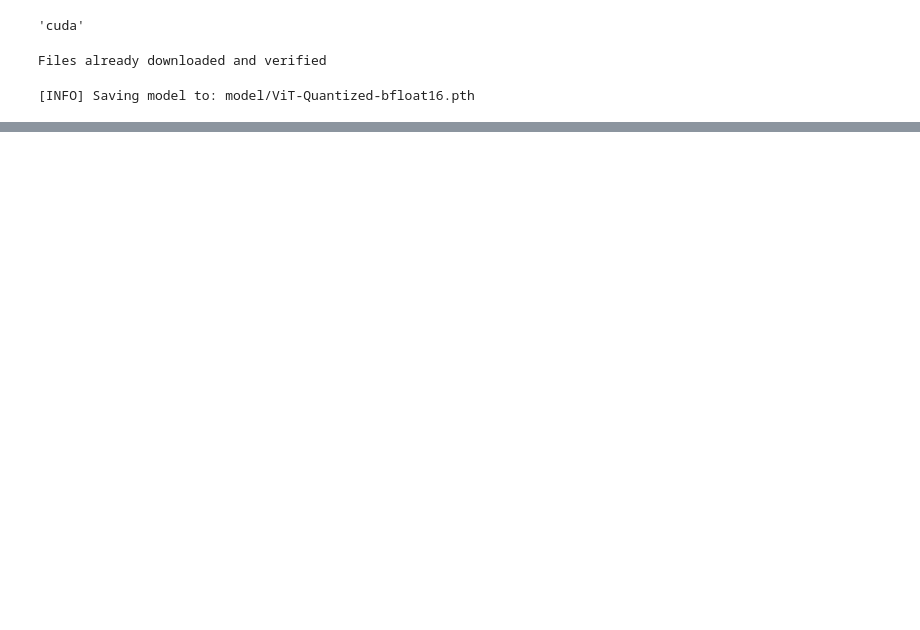
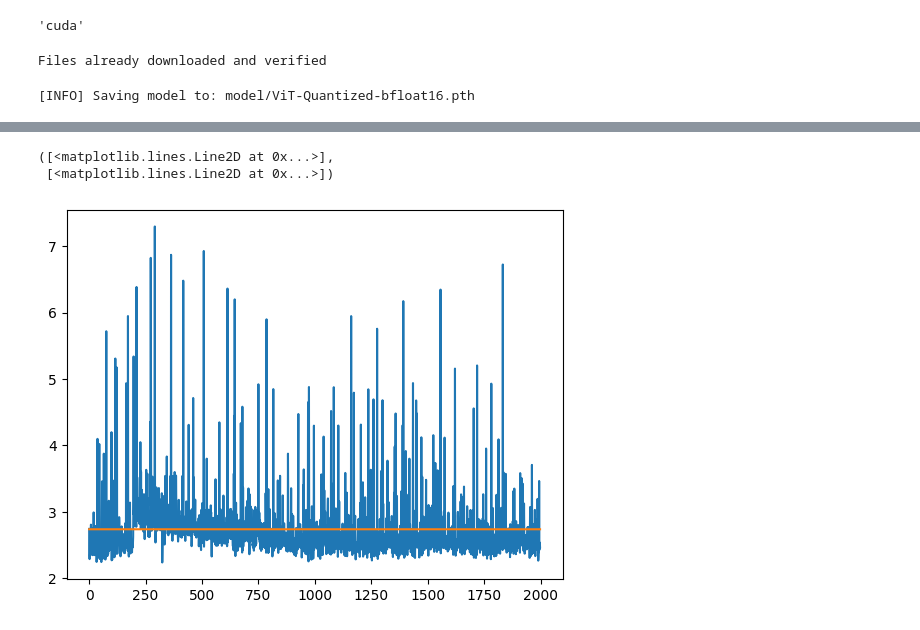
Before and after one commit to Aleixrei73/TFG-Efficient-Vision-Transformer-Inference-on-Edge-Devices, a Jupyter notebook: pytorch_quantization.ipynb, the cells around one changed output, grey strips where cells are left out. Cells and saved outputs as stored; diff of their text form; code cells hidden in the pictures; blank space fills up the shorter version.

```diff
--- a/pytorch_quantization.ipynb
+++ b/pytorch_quantization.ipynb
@@ -69,0 +73,7 @@ Peak Memory allocated: 695.36
+# %%
+mean = np.repeat(np.mean(metrics["Latency"][1:]), 2000)
+plt.plot(metrics["Latency"][1:]),plt.plot(mean[1:])
+# %% [output]
+([<matplotlib.lines.Line2D at 0x...>],
+ [<matplotlib.lines.Line2D at 0x...>])
+[figure, added]
```
Also changed, not shown: parts of 5 cells of this notebook, 4 other files.
